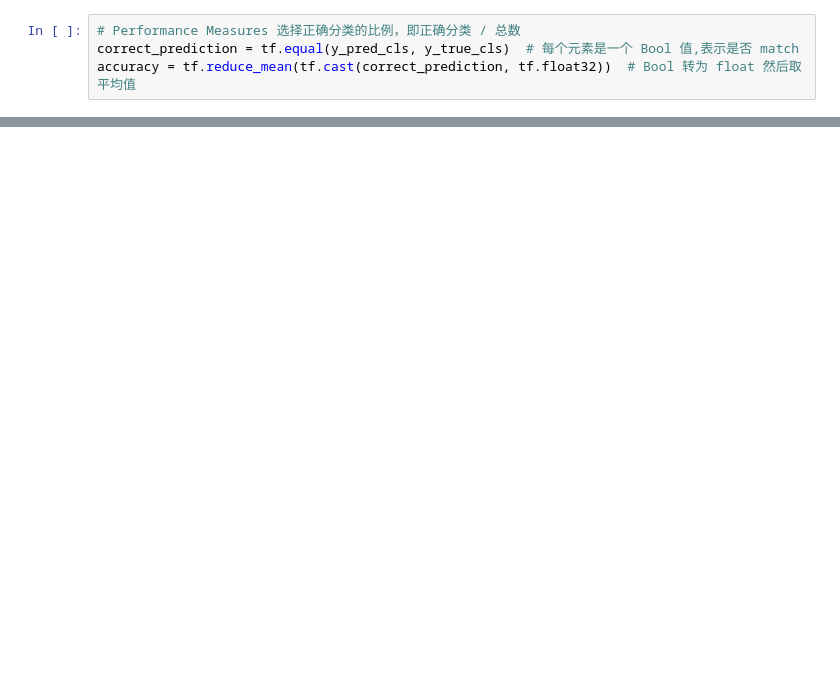
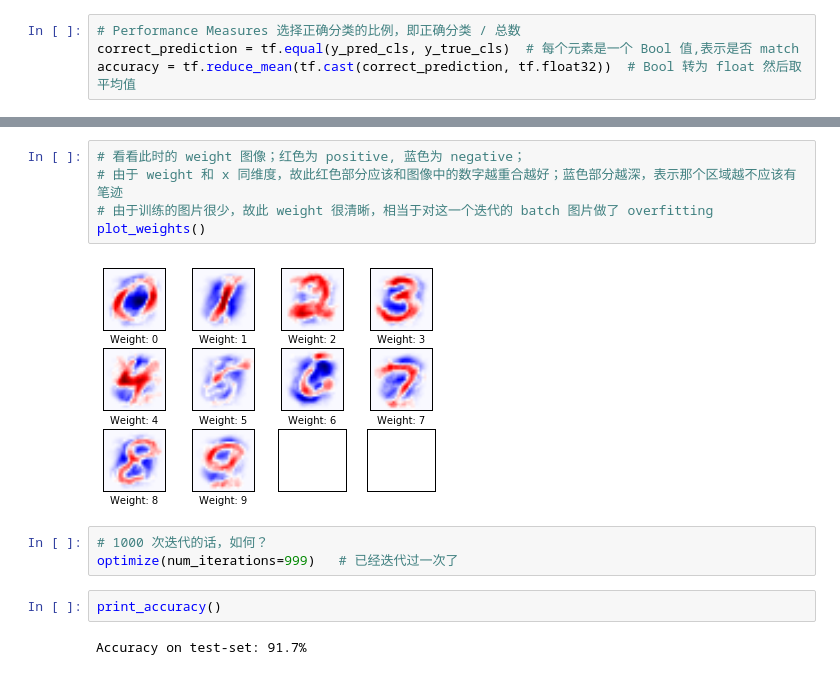
Before and after one commit to ijustloveses/tensorflow_tutorial, a Jupyter notebook: 01_Simple_Linear_Model.ipynb, the cells around one changed output, grey strips where cells are left out. Saved outputs shown, nothing was run; the diff lists cells and outputs as text; blank space fills up the shorter version.

```diff
--- a/01_Simple_Linear_Model.ipynb
+++ b/01_Simple_Linear_Model.ipynb
@@ -109,0 +190,14 @@ accuracy = tf.reduce_mean(tf.cast(correct_prediction, tf.float32))  # Bool 转
+# %%
+# 看看此时的 weight 图像；红色为 positive, 蓝色为 negative；
+# 由于 weight 和 x 同维度，故此红色部分应该和图像中的数字越重合越好；蓝色部分越深，表示那个区域越不应该有笔迹
+# 由于训练的图片很少，故此 weight 很清晰，相当于对这一个迭代的 batch 图片做了 overfitting
+plot_weights()
+# %% [output]
+[figure, added]
+# %%
+# 1000 次迭代的话，如何？
+optimize(num_iterations=999)   # 已经迭代过一次了
+# %%
+print_accuracy()
+# %% [output]
+Accuracy on test-set: 91.7%
```
Also changed, not shown: parts of 14 cells of this notebook.
